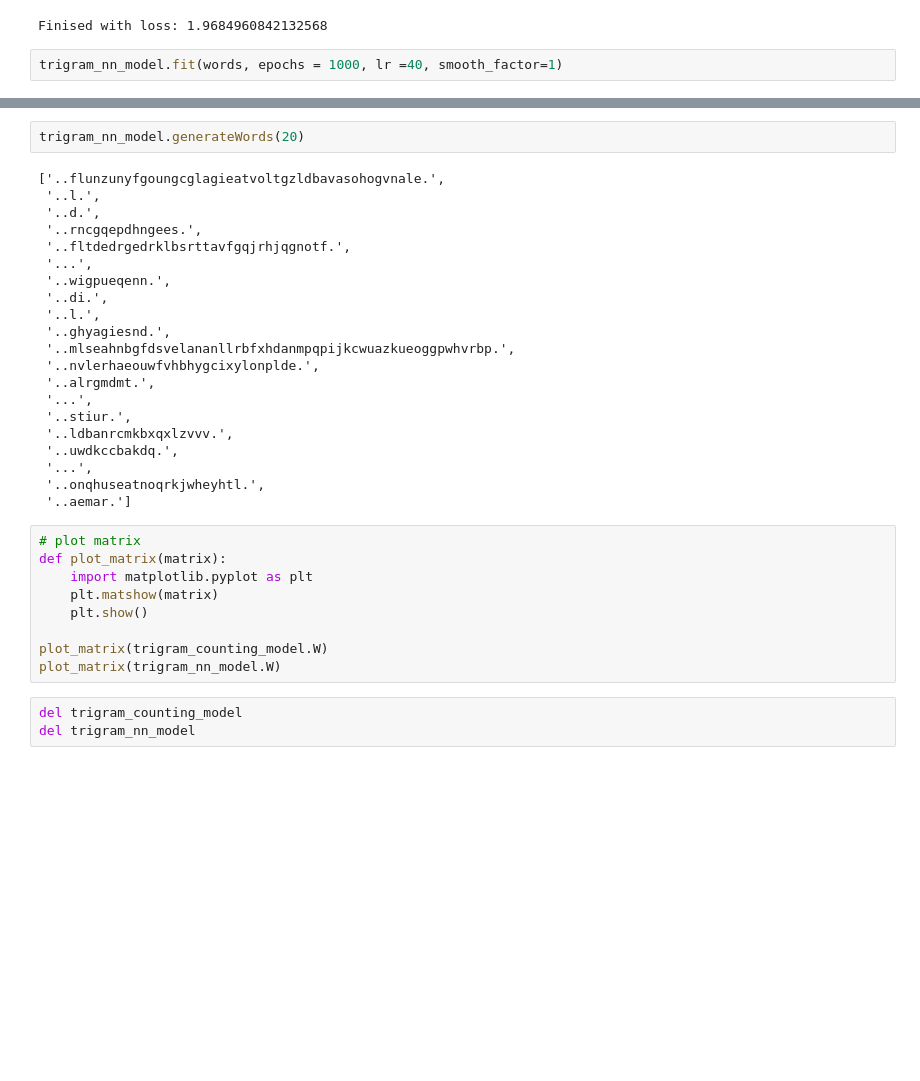
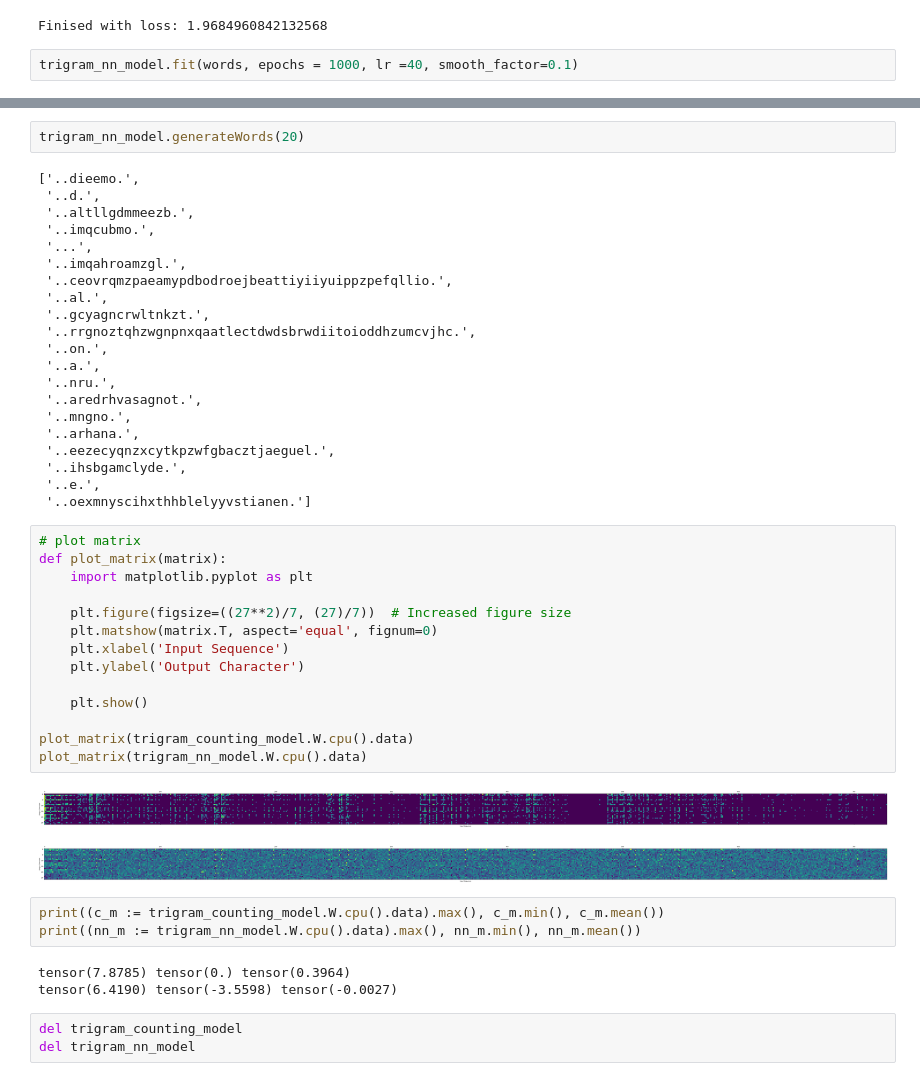
Before and after one commit to Ahmed-Rushdi/char-gram-model, a Jupyter notebook: demo_exercises.ipynb, the cells around one changed output, grey strips where cells are left out. Saved outputs shown, nothing was run; the diff lists cells and outputs as text; blank space fills up the shorter version.

```diff
--- a/demo_exercises.ipynb
+++ b/demo_exercises.ipynb
@@ -31,7 +50,7 @@ Generatng n-grams
 NGrams of length 134012 Generated
 Finised with loss: 1.9684960842132568
 # %%
-trigram_nn_model.fit(words, epochs = 1000, lr =40, smooth_factor=1)
+trigram_nn_model.fit(words, epochs = 1000, lr =40, smooth_factor=0.1)
 # %% [output]
 Generating alphabet
 alphabet Generated
@@ -76,35 +95,49 @@ trigram_counting_model.generateWords(20)
 # %%
 trigram_nn_model.generateWords(20)
 # %% [output]
-['..flunzunyfgoungcglagieatvoltgzldbavasohogvnale.',
- '..l.',
+['..dieemo.',
  '..d.',
- '..rncgqepdhngees.',
- '..fltdedrgedrklbsrttavfgqjrhjqgnotf.',
+ '..altllgdmmeezb.',
+ '..imqcubmo.',
  '...',
- '..wigpueqenn.',
- '..di.',
- '..l.',
- '..ghyagiesnd.',
- '..mlseahnbgfdsvelananllrbfxhdanmpqpijkcwuazkueoggpwhvrbp.',
- '..nvlerhaeouwfvhbhygcixylonplde.',
- '..alrgmdmt.',
- '...',
- '..stiur.',
- '..ldbanrcmkbxqxlzvvv.',
- '..uwdkccbakdq.',
- '...',
- '..onqhuseatnoqrkjwheyhtl.',
- '..aemar.']
+ '..imqahroamzgl.',
+ '..ceovrqmzpaeamypdbodroejbeattiyiiyuippzpefqllio.',
+ '..al.',
+ '..gcyagncrwltnkzt.',
+ '..rrgnoztqhzwgnpnxqaatlectdwdsbrwdiitoioddhzumcvjhc.',
+ '..on.',
+ '..a.',
+ '..nru.',
+ '..aredrhvasagnot.',
+ '..mngno.',
+ '..arhana.',
+ '..eezecyqnzxcytkpzwfgbacztjaeguel.',
+ '..ihsbgamclyde.',
+ '..e.',
+ '..oexmnyscihxthhblelyyvstianen.']
 # %%
 # plot matrix
 def plot_matrix(matrix):
     import matplotlib.pyplot as plt
-    plt.matshow(matrix)
+
+    plt.figure(figsize=((27**2)/7, (27)/7))  # Increased figure size
+    plt.matshow(matrix.T, aspect='equal', fignum=0)
+    plt.xlabel('Input Sequence')
+    plt.ylabel('Output Character')
+
     plt.show()
 
-plot_matrix(trigram_counting_model.W)
-plot_matrix(trigram_nn_model.W)
+plot_matrix(trigram_counting_model.W.cpu().data)
+plot_matrix(trigram_nn_model.W.cpu().data)
+# %% [output]
+[figure, added]
+[figure, added]
+# %%
+print((c_m := trigram_counting_model.W.cpu().data).max(), c_m.min(), c_m.mean())
+print((nn_m := trigram_nn_model.W.cpu().data).max(), nn_m.min(), nn_m.mean())
+# %% [output]
+tensor(7.8785) tensor(0.) tensor(0.3964)
+tensor(6.4190) tensor(-3.5598) tensor(-0.0027)
 # %%
 del trigram_counting_model
 del trigram_nn_model
```
Also changed, not shown: parts of 12 cells of this notebook.
